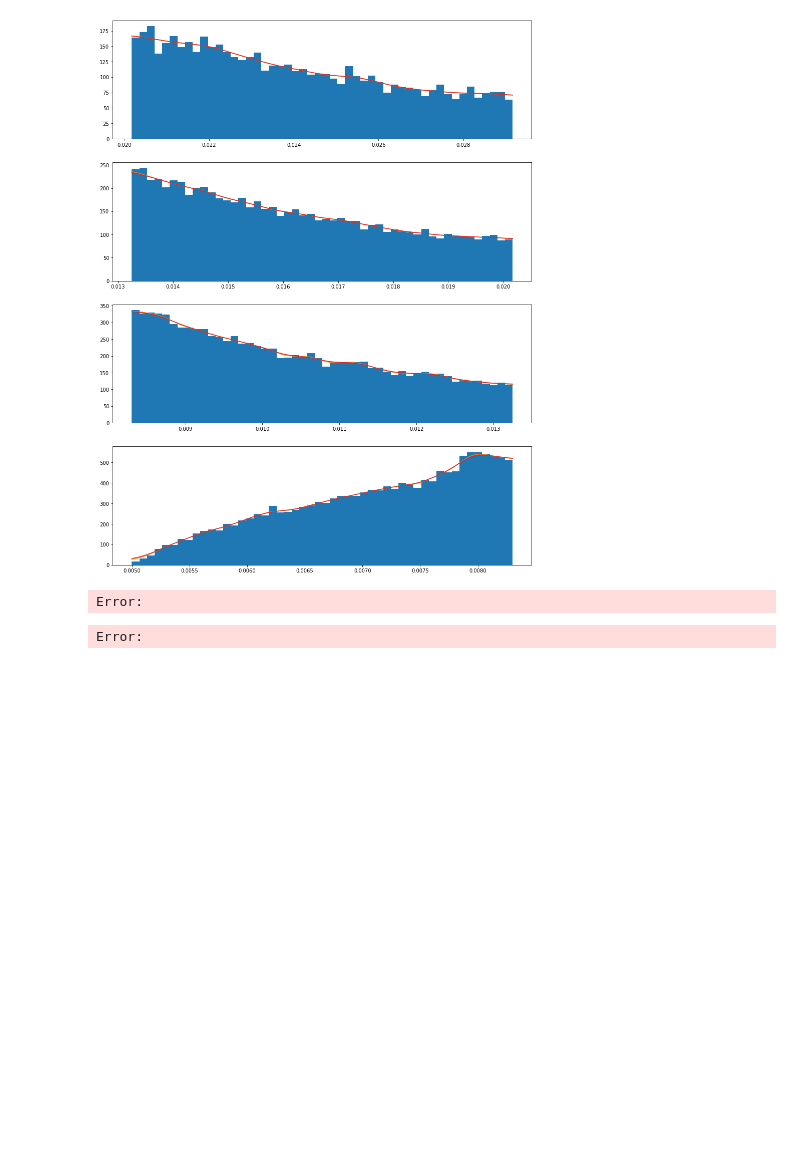
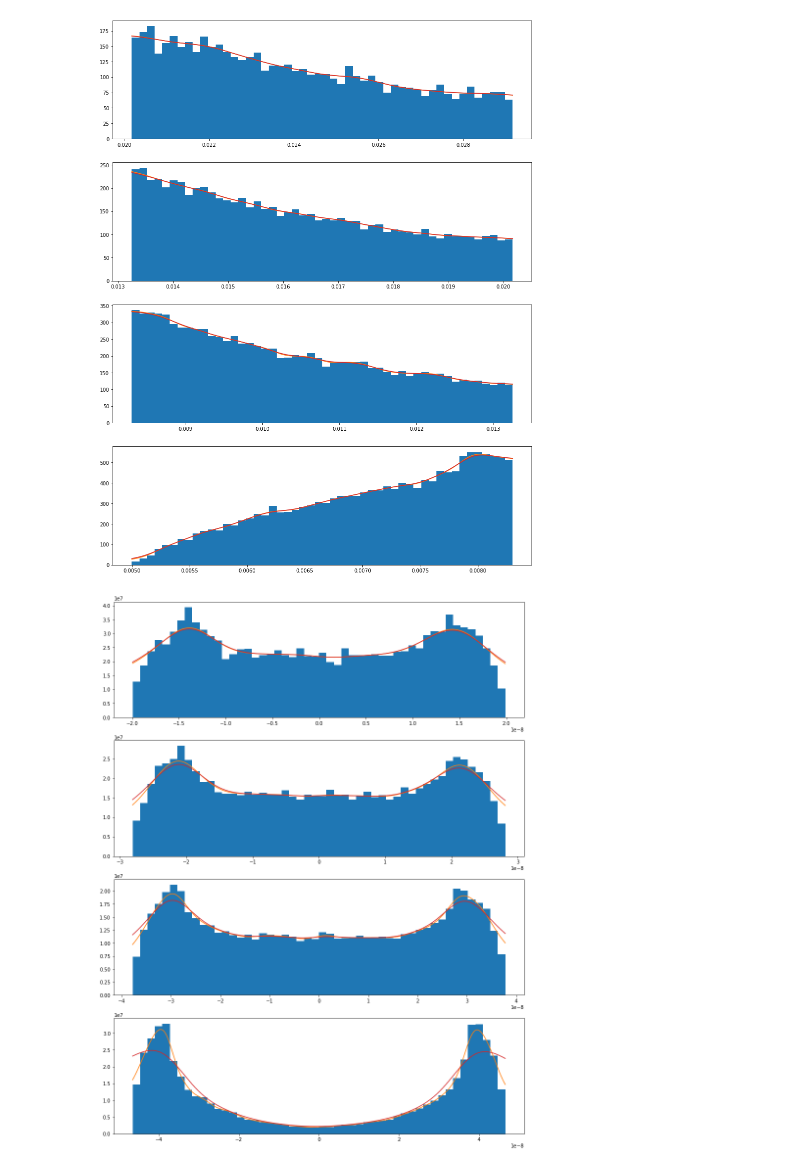
Before and after one commit to caioolivv/masters, a Jupyter notebook: CLMM Regressogram/CLMM_test.ipynb, the cells around one changed output. Cells and saved outputs as stored; diff of their text form; code cells hidden in the pictures; blank space fills up the shorter version.

Commit message:
Fixing errors on ploting epdf reconstruction

```diff
--- a/CLMM Regressogram/CLMM_test.ipynb
+++ b/CLMM Regressogram/CLMM_test.ipynb
@@ -215,33 +215,32 @@ for i in range(11,15):
 # %%
 fig, ax = plt.subplots(4, 1, figsize=(15,20), facecolor="white")
 
 for i in range(11,15):
     epdf_gx = Ncm.StatsDist1dEPDF.new_full (2000, Ncm.StatsDist1dEPDFBw.AUTO, 0.1, 0.001)
     epdf_rot_gx = Ncm.StatsDist1dEPDF.new_full (2000, Ncm.StatsDist1dEPDFBw.ROT, 0.1,  0.001)
 
     for gx in bins_gal_gx[i]:
         epdf_gx.add_obs(gx)
         epdf_rot_gx.add_obs(gx)
 
     epdf_gx.prepare()
     epdf_rot_gx.prepare()
 
     gx_min = min(bins_gal_gx[i])
     gx_max = max(bins_gal_gx[i])
 
     a = np.linspace(gx_min, gx_max, num=1000)
-    b = [epdf_gx.eval_p(a_i*1e10)*1e10 for a_i in a]
-    c = [epdf_rot_gx.eval_p(a_i*1e10)*1e10 for a_i in a]
+    b = [epdf_gx.eval_p(a_i) for a_i in a]
+    c = [epdf_rot_gx.eval_p(a_i) for a_i in a]
 
     ax[i-11].hist(bins_gal_gx[i], bins=50, density=True)
     ax[i-11].plot(a, b, color='tab:orange')
     ax[i-11].plot(a, c, color='tab:red')
 
 
 # plt.savefig("epdf_gx_histogram_working_maybe.png")
 # %% [output]
-Error:
-Error:
+[figure, added]
 # %%
 fig, ax = plt.subplots(4, 1, figsize=(15,20), facecolor="white")
 
```
Also changed, not shown: parts of 1 cell of this notebook.
